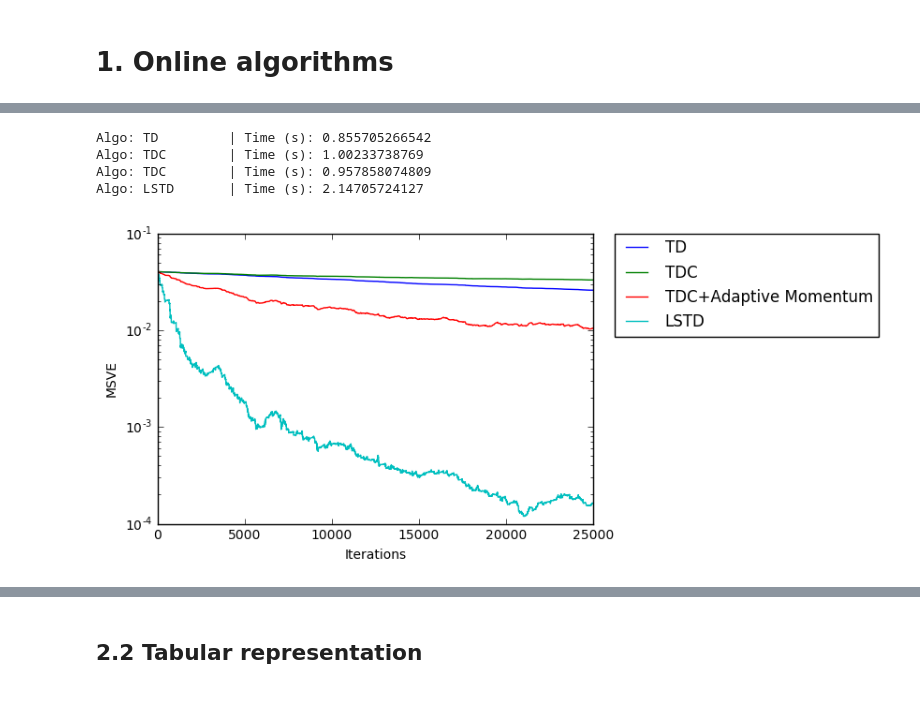
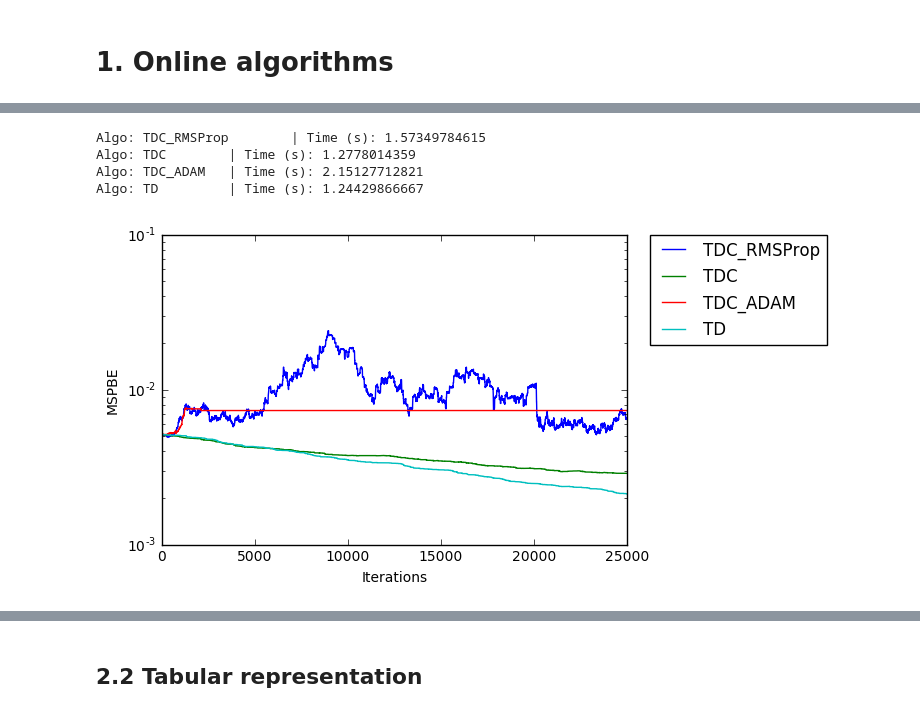
Before and after one commit to mtanneau/ReinforcementLearningClass, a Jupyter notebook: project/Presentation_Mar24_MTanneau.ipynb, the cells around one changed output, grey strips where cells are left out. Cells and saved outputs as stored; diff of their text form; code cells hidden in the pictures.

```diff
--- a/project/Presentation_Mar24_MTanneau.ipynb
+++ b/project/Presentation_Mar24_MTanneau.ipynb
@@ -23,45 +31,55 @@ nFeatures=100
 gamma=0.9
 
 P_pi,r_pi=Random_walk.compute_policy(nState,nStep)
+Phi=Random_walk.compute_features(nState,nFeatures)
 
 d_init=(1.0/nState)*np.ones(nState+1)
 d_init[0]=0.0
-problem=Random_walk(gamma,nState,nState+1,P_pi,d_init)
+problem=Random_walk(gamma=gamma,nState=nState,nStep=nStep,nAction=nState,nFeatures=nFeatures,
+                    behaviour_policy=P_pi,r_pi=r_pi,d_init=d_init)
 # %%
+nIterTot=1000
 nIter=25000
+nRuns=nIterTot/nIter
 
-algos=['LLSTD' for i in range(1)]
+verbose=True
+
+algos=['TD']
 #algos.append('LSTD')
-algos=['TD','TDC','TDC','LSTD']
+#algos=['LSTD' for i in range(nRuns)]
+#algos=['TD']
+
+algos=['TDC_RMSProp','TDC','TDC_ADAM','TD']
 
 
 nAlgos=len(algos)
 com=['' for i in range(nAlgos)]
 
-zeta=0.0*np.ones(nAlgos)
+zeta=0.01*np.ones(nAlgos)
 alpha=0.01*np.ones(nAlgos)
+#alpha[1]=0.05
 beta=0.05*np.ones(nAlgos)
-#beta[2]=0.1
-gamma=0.9*np.ones(nAlgos)
+gamma_=0.66*np.ones(nAlgos)
 momentum=['None' for i in range(nAlgos)]
-momentum[2]='Regular'
-com[2]='+Adaptive Momentum'
+#momentum[3]='None'
+#com[2]='+Adaptive Momentum'
 #momentum[4]=True
 
-theta=np.zeros((nAlgos,nIter+1,problem.nFeatures+1))
+theta=np.zeros((nAlgos,nIter+1,nFeatures+1))
 
-for algo in range(nAlgos):
-    problem.restart()
-    np.random.seed(0)
-    theta[algo,:]=problem.run_algo(algos[algo],nIter,verbose=True,
-                                   alpha_=alpha[algo],beta_=beta[algo], gamma_=gamma[algo],zeta_=zeta[algo],
-                                   momentum=momentum[algo],
-                                   epsilon_LSTD=1.)
+for algo in enumerate(algos):
+    #problem.restart()
+    #np.random.seed(0)
+    theta[algo[0],:]=problem.run_algo(algo[1],nIter_max=nIter,verbose=verbose,
+                                   alpha_=alpha[algo[0]],beta_=beta[algo[0]], gamma_=gamma_[algo[0]],
+                                   zeta_=zeta[algo[0]],
+                                   momentum=momentum[algo[0]],
+                                   epsilon_LSTD=10.)
 # %% [output]
-Algo: TD         | Time (s): 0.855705266542
-Algo: TDC        | Time (s): 1.00233738769
-Algo: TDC        | Time (s): 0.957858074809
-Algo: LSTD       | Time (s): 2.14705724127
+Algo: TDC_RMSProp        | Time (s): 1.57349784615
+Algo: TDC        | Time (s): 1.2778014359
+Algo: TDC_ADAM   | Time (s): 2.15127712821
+Algo: TD         | Time (s): 1.24429866667
 # %%
 #compute value function
 v=np.zeros((nAlgos,nIter+1,problem.nState+1))
@@ -69,27 +87,35 @@ for algo in range(nAlgos):
     v[algo,:]=((problem.Phi).dot(theta[algo,:].T)).T
 
 #compute true TD fixed point
-theta_TD_star = np.linalg.inv(problem.A_approx).dot(problem.b_approx)
-v_TD_star = (problem.Phi).dot(theta_TD_star)
+#theta_TD_star = np.linalg.inv(problem.A_approx).dot(problem.b_approx)
+n,t,v_TD_star=algos_QP.compute_valueFunction(
+            P_pi,r_pi,discountFactor=gamma,
+            algo='CG',nIter_max=nIter,x_init_=None,
+            verbose=False,history=False,preconditionner=False)
 
 #compute history of MSVE
-MSVE=np.zeros((nAlgos,nIter+1))
+MSPBE=np.zeros((nAlgos,nIter+1))
 for algo in range(nAlgos):
-    MSVE[algo,:]=np.sum((problem.d_stationnary)*(v[algo,:]-v_TD_star)*(v[algo,:]-v_TD_star),1)
+    #MSVE[algo,:]=np.sum((problem.d_stationnary)*(v[algo,:]-v_TD_star)*(v[algo,:]-v_TD_star),1)
+    MSPBE[algo,:]=problem.MSPBE(theta[algo,:])
 # %%
 for algo in range(nAlgos):
-    plt.semilogy(MSVE[algo,:],label=algos[algo]+com[algo])
+    plt.semilogy(MSPBE[algo,:],label=algos[algo]+com[algo])
+    #plt.plot(nRuns*np.arange(nIter+1),MSPBE[algo,:],color='pink')
+    1
 
+#plt.plot(nRuns*np.arange(nIter+1),MSPBE_,color='red',lw=2,label='LSTD')
+#plt.plot(MSPBE_TD,color='b',lw=2,label='TD')
 #plt.semilogy(MSVE[nAlgos-1,:],label=algos[algo]+' - g='+str(gamma[algo]),color='r',lw=2)
 plt.legend(bbox_to_anchor=(1.05, 1), loc=2, borderaxespad=0.)
 plt.xlabel('Iterations')
-plt.ylabel('MSVE')
+plt.ylabel('MSPBE')
 #plt.axis([0,25000,0.01,0.2])
 #plt.savefig('C:\Users\Mathieu\Dropbox\PolyMTL\Cours\COMP762 - Reinforcement Learning\Project\Presentation\images\Gradient_TD.png', bbox_inches='tight')
 
 plt.show()
 # %% [output]
-[figure, old version]
+[figure, new version]
 # %%
 #plot the learned value functions
 #plot the learning curves
```
Also changed, not shown: parts of 11 cells of this notebook, 3 other files.
